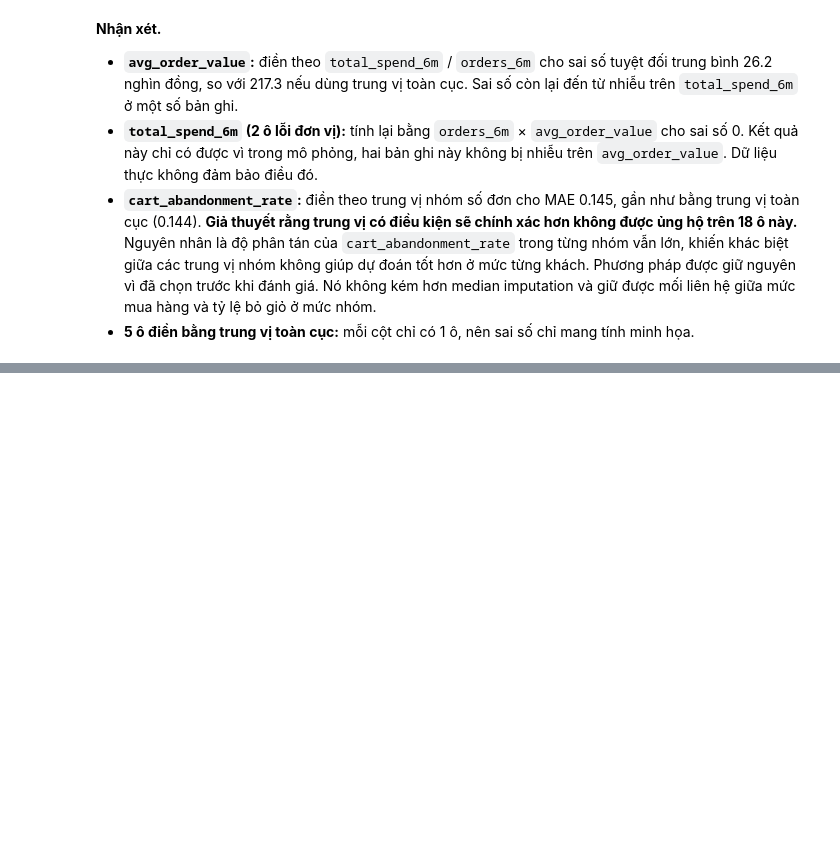
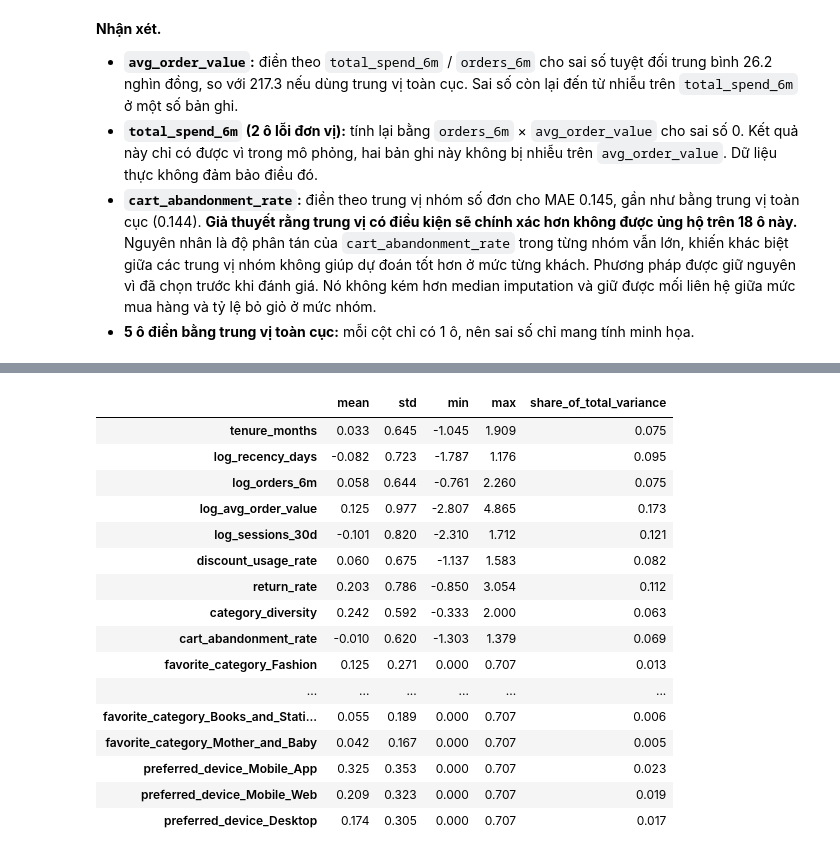
Before and after one commit to Longkyoladn/Datamining-, a Jupyter notebook: customer_segmentation/notebooks/customer_segmentation.ipynb, the cells around one changed output, grey strips where cells are left out. Cells and saved outputs as stored; diff of their text form; code cells hidden in the pictures; blank space fills up the shorter version.

```diff
--- a/customer_segmentation/notebooks/customer_segmentation.ipynb
+++ b/customer_segmentation/notebooks/customer_segmentation.ipynb
@@ -1771,0 +1877,21 @@ imputation_eval.groupby(["column", "method"]).agg(
+# %%
+ONEHOT_WEIGHT = 1 / np.sqrt(2)
+
+
+def prepare_feature_matrix(df):
+    # Ma trận đặc trưng cho K-Means: log1p + RobustScaler cho biến số, one-hot có trọng số cho biến phân loại.
+    numeric = transform_numeric(df)
+    scaler = RobustScaler().fit(numeric)
+    scaled_numeric = pd.DataFrame(scaler.transform(numeric), columns=numeric.columns, index=df.index)
+
+    encoder = OneHotEncoder(categories=[CATEGORIES, DEVICES], sparse_output=False, handle_unknown="error")
+    onehot = encoder.fit_transform(df[CATEGORICAL_FEATURES]) * ONEHOT_WEIGHT
+    onehot_columns = [name.replace(" ", "_").replace("&", "and") for name in encoder.get_feature_names_out()]
+    encoded = pd.DataFrame(onehot, columns=onehot_columns, index=df.index)
+
+    return pd.concat([scaled_numeric, encoded], axis=1), {"scaler": scaler, "encoder": encoder}
+
+
+feature_matrix, fitted_transformers = prepare_feature_matrix(prepared_input)
+FEATURE_COLUMNS = list(feature_matrix.columns)
+feature_matrix.head()
@@ -1771,0 +1946,27 @@ imputation_eval.groupby(["column", "method"]).agg(
+# %%
+contribution = pd.DataFrame({
+    "mean": feature_matrix.mean(),
+    "std": feature_matrix.std(),
+    "min": feature_matrix.min(),
+    "max": feature_matrix.max(),
+})
+contribution["share_of_total_variance"] = feature_matrix.var() / feature_matrix.var().sum()
+contribution.round(3)
+# %% [output]
+|  | mean | std | min | max | share_of_total_variance |
+| tenure_months | 0.033 | 0.645 | -1.045 | 1.909 | 0.075 |
+| log_recency_days | -0.082 | 0.723 | -1.787 | 1.176 | 0.095 |
+| log_orders_6m | 0.058 | 0.644 | -0.761 | 2.260 | 0.075 |
+| log_avg_order_value | 0.125 | 0.977 | -2.807 | 4.865 | 0.173 |
+| log_sessions_30d | -0.101 | 0.820 | -2.310 | 1.712 | 0.121 |
+| discount_usage_rate | 0.060 | 0.675 | -1.137 | 1.583 | 0.082 |
+| return_rate | 0.203 | 0.786 | -0.850 | 3.054 | 0.112 |
+| category_diversity | 0.242 | 0.592 | -0.333 | 2.000 | 0.063 |
+| cart_abandonment_rate | -0.010 | 0.620 | -1.303 | 1.379 | 0.069 |
+| favorite_category_Fashion | 0.125 | 0.271 | 0.000 | 0.707 | 0.013 |
+| ... | ... | ... | ... | ... | ... |
+| favorite_category_Books_and_Stati... | 0.055 | 0.189 | 0.000 | 0.707 | 0.006 |
+| favorite_category_Mother_and_Baby | 0.042 | 0.167 | 0.000 | 0.707 | 0.005 |
+| preferred_device_Mobile_App | 0.325 | 0.353 | 0.000 | 0.707 | 0.023 |
+| preferred_device_Mobile_Web | 0.209 | 0.323 | 0.000 | 0.707 | 0.019 |
+| preferred_device_Desktop | 0.174 | 0.305 | 0.000 | 0.707 | 0.017 |
```
Also changed, not shown: parts of 17 cells of this notebook, 3 other files.
